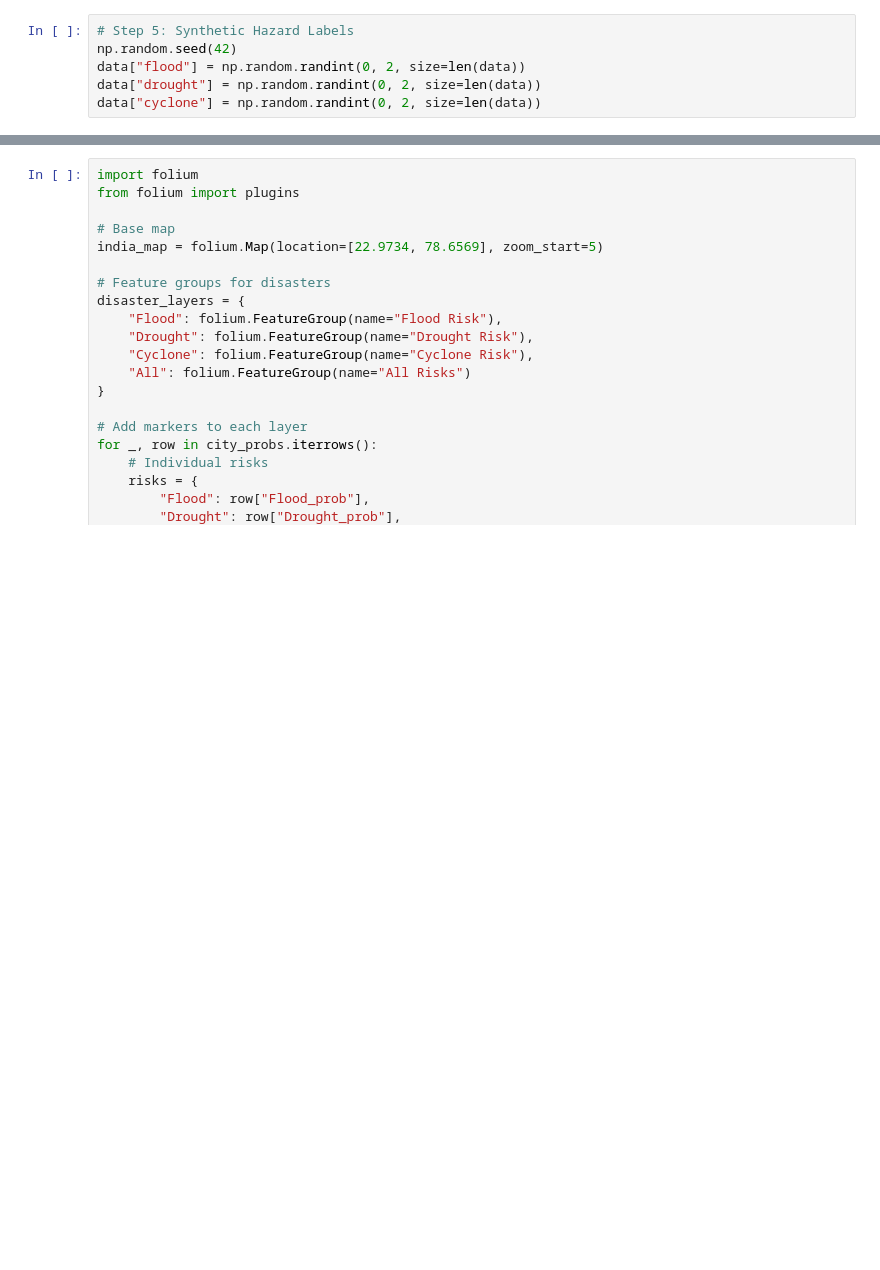
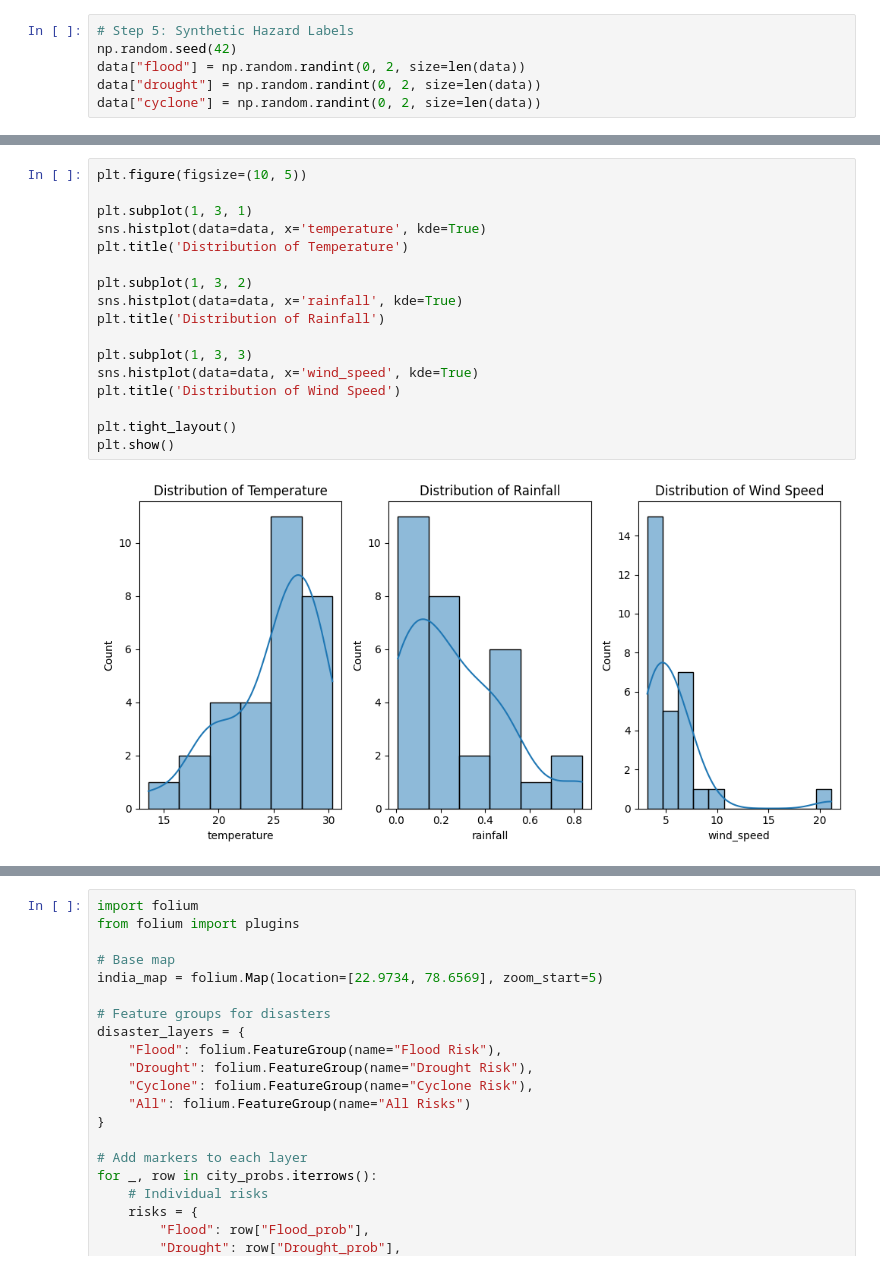
Before and after one commit to Praveen7-C/AI-Enhanced-Multi-Hazard-Early-Warning-System, a Jupyter notebook: AI_Enhanced_MultiHazard_EarlyWarning_System.ipynb, the cells around one changed output, grey strips where cells are left out. Cells and saved outputs as stored; diff of their text form; blank space fills up the shorter version.

```diff
--- a/AI_Enhanced_MultiHazard_EarlyWarning_System.ipynb
+++ b/AI_Enhanced_MultiHazard_EarlyWarning_System.ipynb
@@ -238,0 +295,19 @@ fig.show()
+# %%
+plt.figure(figsize=(10, 5))
+
+plt.subplot(1, 3, 1)
+sns.histplot(data=data, x='temperature', kde=True)
+plt.title('Distribution of Temperature')
+
+plt.subplot(1, 3, 2)
+sns.histplot(data=data, x='rainfall', kde=True)
+plt.title('Distribution of Rainfall')
+
+plt.subplot(1, 3, 3)
+sns.histplot(data=data, x='wind_speed', kde=True)
+plt.title('Distribution of Wind Speed')
+
+plt.tight_layout()
+plt.show()
+# %% [output]
+[figure, added]
```
Also changed, not shown: parts of 16 cells of this notebook.
